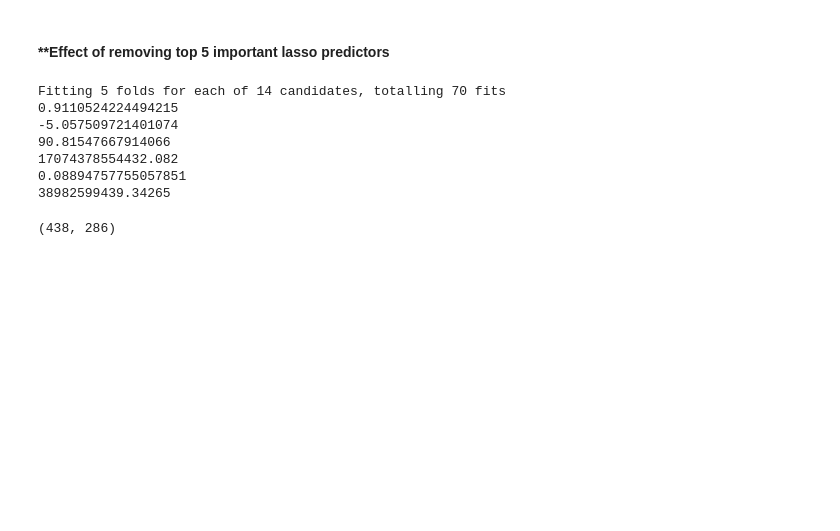
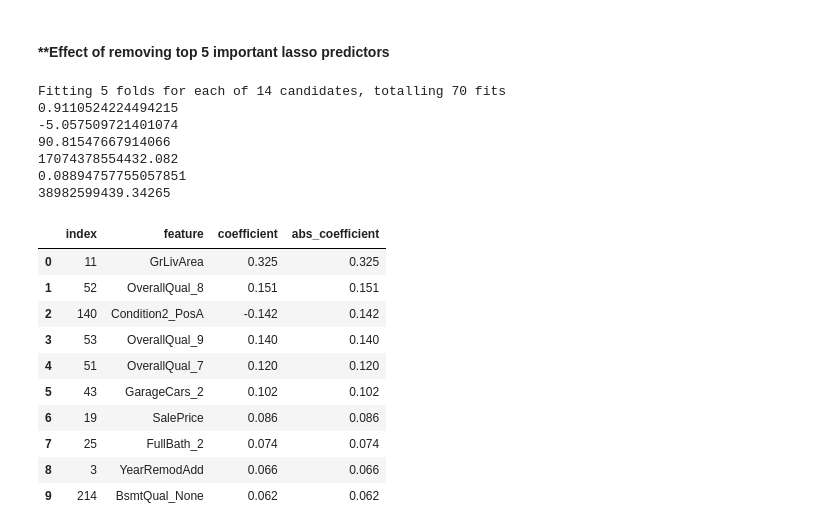
Before and after one commit to ishankarve/Assignment-Advanced-Regression, a Jupyter notebook: Assignment Advanced Regression.ipynb, the cells around one changed output. Cells and saved outputs as stored; diff of their text form; code cells hidden in the pictures; blank space fills up the shorter version.

```diff
--- a/Assignment Advanced Regression.ipynb
+++ b/Assignment Advanced Regression.ipynb
@@ -2354,7 +2354,29 @@ Fitting 5 folds for each of 14 candidates, totalling 70 fits
 17074378554432.082
 0.08894757755057851
 38982599439.34265
-# %%
-X_test.shape
-# %% [output]
-(438, 286)
+# %%
+# generate parameters for lasso regression
+lasso_model_coeff = list(lasso.coef_)
+lasso_model_coeff.insert(0, lasso.intercept_)
+#rounding off coefficient values
+lasso_model_coeff = [round(x, 3) for x in lasso_model_coeff]
+feature = binnned_df.columns
+feature = feature.insert(0, "constant")
+lasso_linear_regression = pd.DataFrame(list(zip(feature, lasso_model_coeff)),
+               columns =['feature', 'coefficient'])
+lasso_linear_regression['abs_coefficient'] = abs(lasso_linear_regression['coefficient'])
+lasso_linear_regression.sort_values(by=['abs_coefficient'], ascending=False, inplace=True)
+lasso_linear_regression.reset_index(inplace=True)
+lasso_linear_regression[0:10]
+# %% [output]
+|  | index | feature | coefficient | abs_coefficient |
+| 0 | 11 | GrLivArea | 0.325 | 0.325 |
+| 1 | 52 | OverallQual_8 | 0.151 | 0.151 |
+| 2 | 140 | Condition2_PosA | -0.142 | 0.142 |
+| 3 | 53 | OverallQual_9 | 0.140 | 0.140 |
+| 4 | 51 | OverallQual_7 | 0.120 | 0.120 |
+| 5 | 43 | GarageCars_2 | 0.102 | 0.102 |
+| 6 | 19 | SalePrice | 0.086 | 0.086 |
+| 7 | 25 | FullBath_2 | 0.074 | 0.074 |
+| 8 | 3 | YearRemodAdd | 0.066 | 0.066 |
+| 9 | 214 | BsmtQual_None | 0.062 | 0.062 |
```
Also changed, not shown: parts of 5 cells of this notebook.
